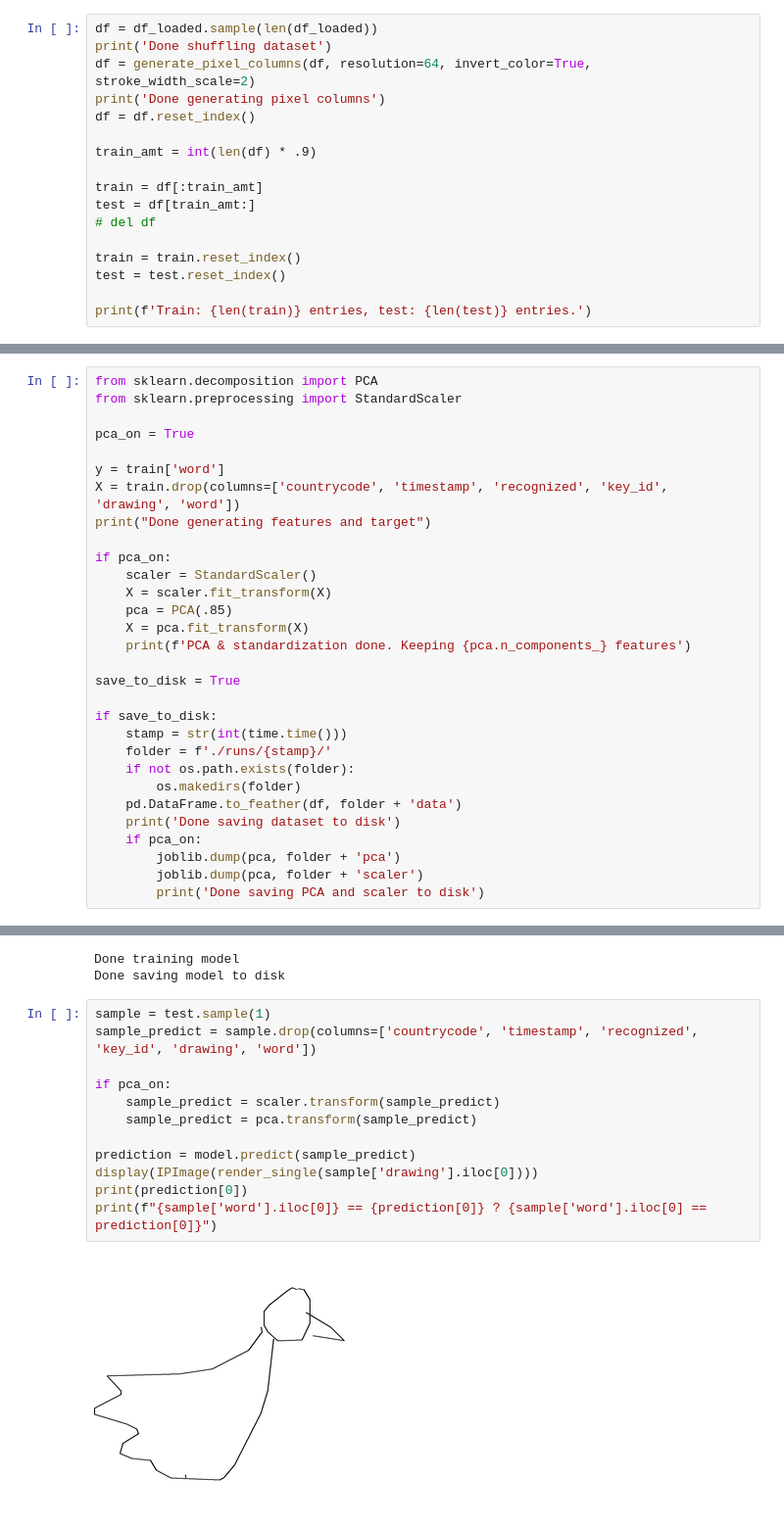
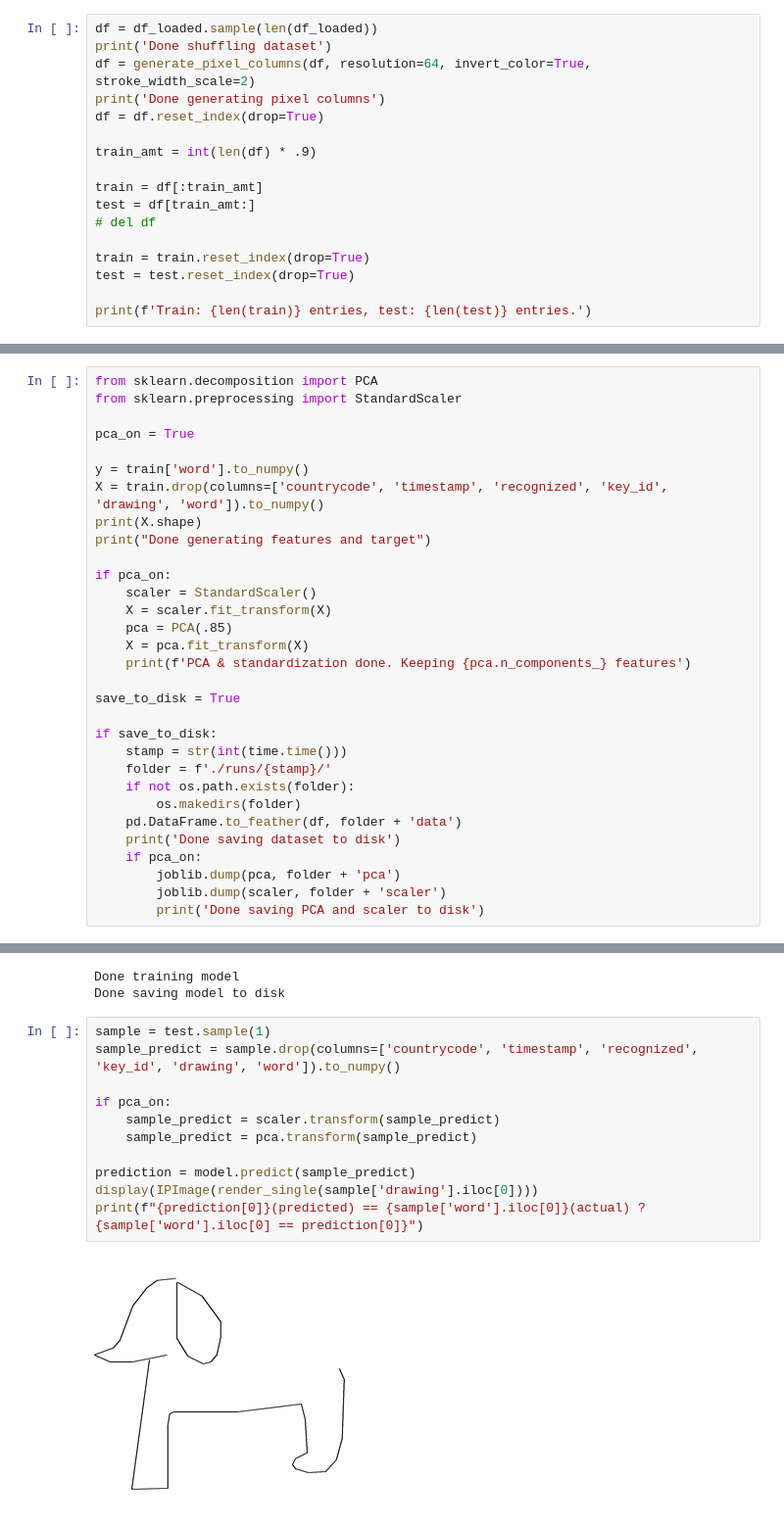
Before and after one commit to SzaboKrisztian/aai-final-project, a Jupyter notebook: final-project.ipynb, the cells around one changed output, grey strips where cells are left out. Shown at 98% size. Saved outputs shown, nothing was run; the diff lists cells and outputs as text.

```diff
--- a/final-project.ipynb
+++ b/final-project.ipynb
@@ -45,7 +45,7 @@ df = df_loaded.sample(len(df_loaded))
 print('Done shuffling dataset')
 df = generate_pixel_columns(df, resolution=64, invert_color=True, stroke_width_scale=2)
 print('Done generating pixel columns')
-df = df.reset_index()
+df = df.reset_index(drop=True)
 
 train_amt = int(len(df) * .9)
 
@@ -53,8 +53,8 @@ train = df[:train_amt]
 test = df[train_amt:]
 # del df
 
-train = train.reset_index()
-test = test.reset_index()
+train = train.reset_index(drop=True)
+test = test.reset_index(drop=True)
 
 print(f'Train: {len(train)} entries, test: {len(test)} entries.')
 # %% [output]
@@ -67,8 +82,9 @@ from sklearn.preprocessing import StandardScaler
 
 pca_on = True
 
-y = train['word']
-X = train.drop(columns=['countrycode', 'timestamp', 'recognized', 'key_id', 'drawing', 'word'])
+y = train['word'].to_numpy()
+X = train.drop(columns=['countrycode', 'timestamp', 'recognized', 'key_id', 'drawing', 'word']).to_numpy()
+print(X.shape)
 print("Done generating features and target")
 
 if pca_on:
@@ -89,5 +105,5 @@ if save_to_disk:
     print('Done saving dataset to disk')
     if pca_on:
         joblib.dump(pca, folder + 'pca')
-        joblib.dump(pca, folder + 'scaler')
+        joblib.dump(scaler, folder + 'scaler')
         print('Done saving PCA and scaler to disk')
@@ -230,15 +238,14 @@ Done training model
 Done saving model to disk
 # %%
 sample = test.sample(1)
-sample_predict = sample.drop(columns=['countrycode', 'timestamp', 'recognized', 'key_id', 'drawing', 'word'])
+sample_predict = sample.drop(columns=['countrycode', 'timestamp', 'recognized', 'key_id', 'drawing', 'word']).to_numpy()
 
 if pca_on:
     sample_predict = scaler.transform(sample_predict)
     sample_predict = pca.transform(sample_predict)
 
 prediction = model.predict(sample_predict)
 display(IPImage(render_single(sample['drawing'].iloc[0])))
-print(prediction[0])
-print(f"{sample['word'].iloc[0]} == {prediction[0]} ? {sample['word'].iloc[0] == prediction[0]}")
+print(f"{prediction[0]}(predicted) == {sample['word'].iloc[0]}(actual) ? {sample['word'].iloc[0] == prediction[0]}")
 # %% [output]
-[figure, old version]
+[figure, new version]
```
Also changed, not shown: parts of 10 cells of this notebook, 1 other file.
